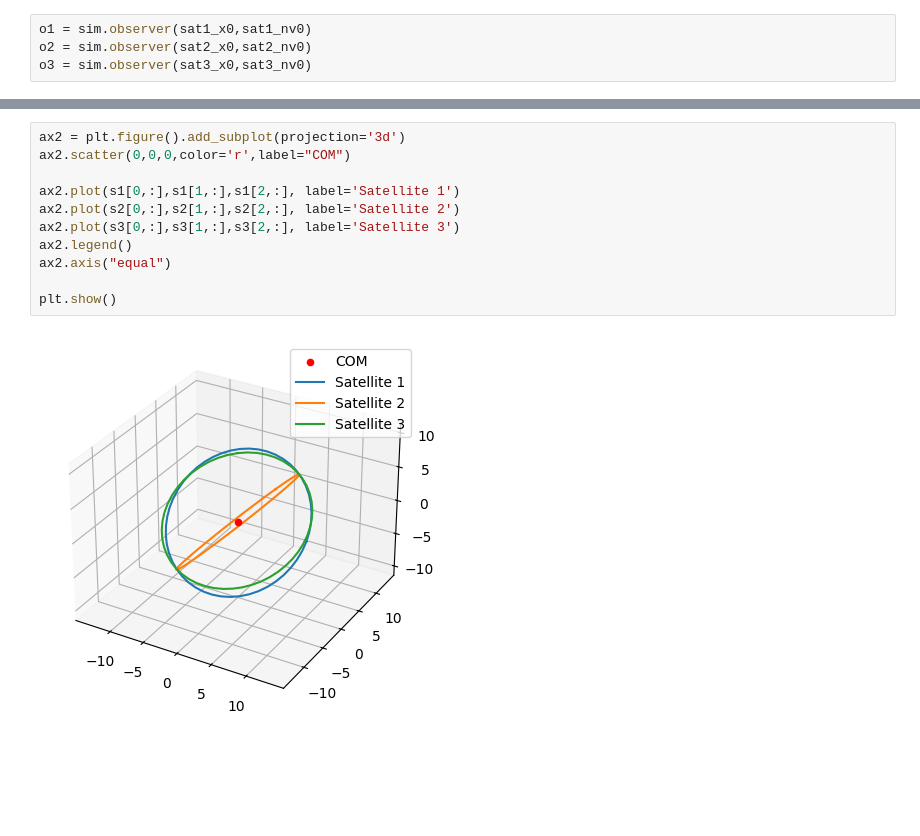
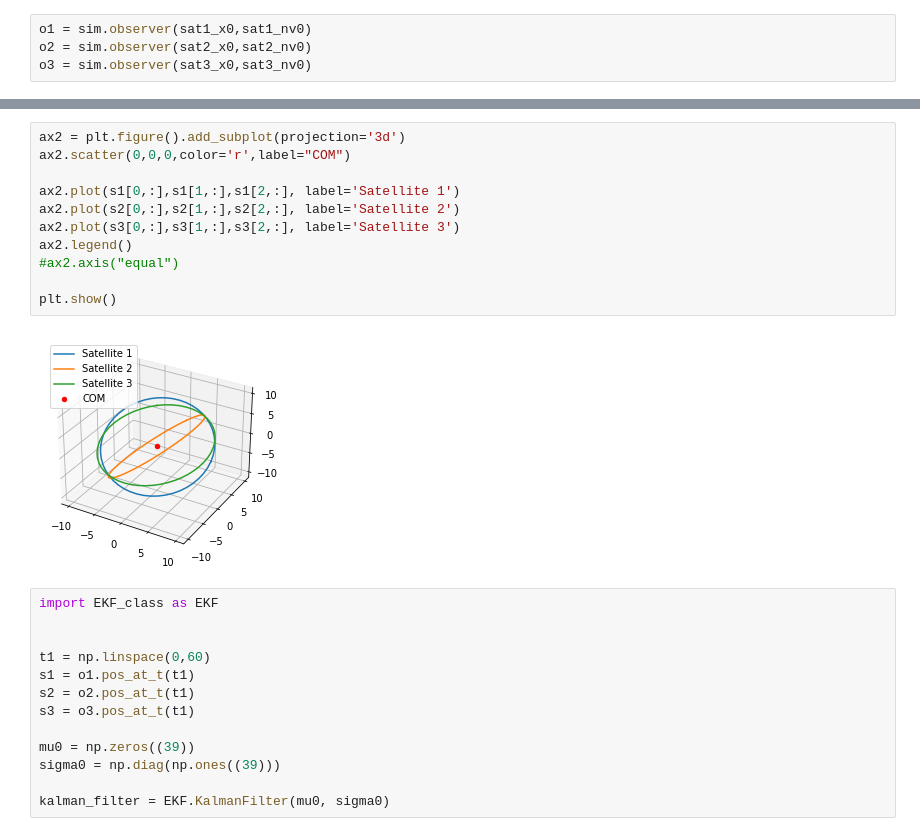
Before and after one commit to annasulzer/273-final-project, a Jupyter notebook: simulate_playground.ipynb, the cells around one changed output, grey strips where cells are left out. Drawn from its saved outputs; the diff is of its cells as text; blank space fills up the shorter version.

```diff
--- a/simulate_playground.ipynb
+++ b/simulate_playground.ipynb
@@ -74,13 +74,26 @@ print(x3)
 # %%
 ax2 = plt.figure().add_subplot(projection='3d')
 ax2.scatter(0,0,0,color='r',label="COM")
 
 ax2.plot(s1[0,:],s1[1,:],s1[2,:], label='Satellite 1')
 ax2.plot(s2[0,:],s2[1,:],s2[2,:], label='Satellite 2')
 ax2.plot(s3[0,:],s3[1,:],s3[2,:], label='Satellite 3')
 ax2.legend()
-ax2.axis("equal")
+#ax2.axis("equal")
 
 plt.show()
 # %% [output]
-[figure, old version]
+[figure, new version]
+# %%
+import EKF_class as EKF
+
+
+t1 = np.linspace(0,60)
+s1 = o1.pos_at_t(t1)
+s2 = o2.pos_at_t(t1)
+s3 = o3.pos_at_t(t1)
+
+mu0 = np.zeros((39))
+sigma0 = np.diag(np.ones((39)))
+
+kalman_filter = EKF.KalmanFilter(mu0, sigma0)
```
Also changed, not shown: parts of 3 cells of this notebook, 1 other file.
